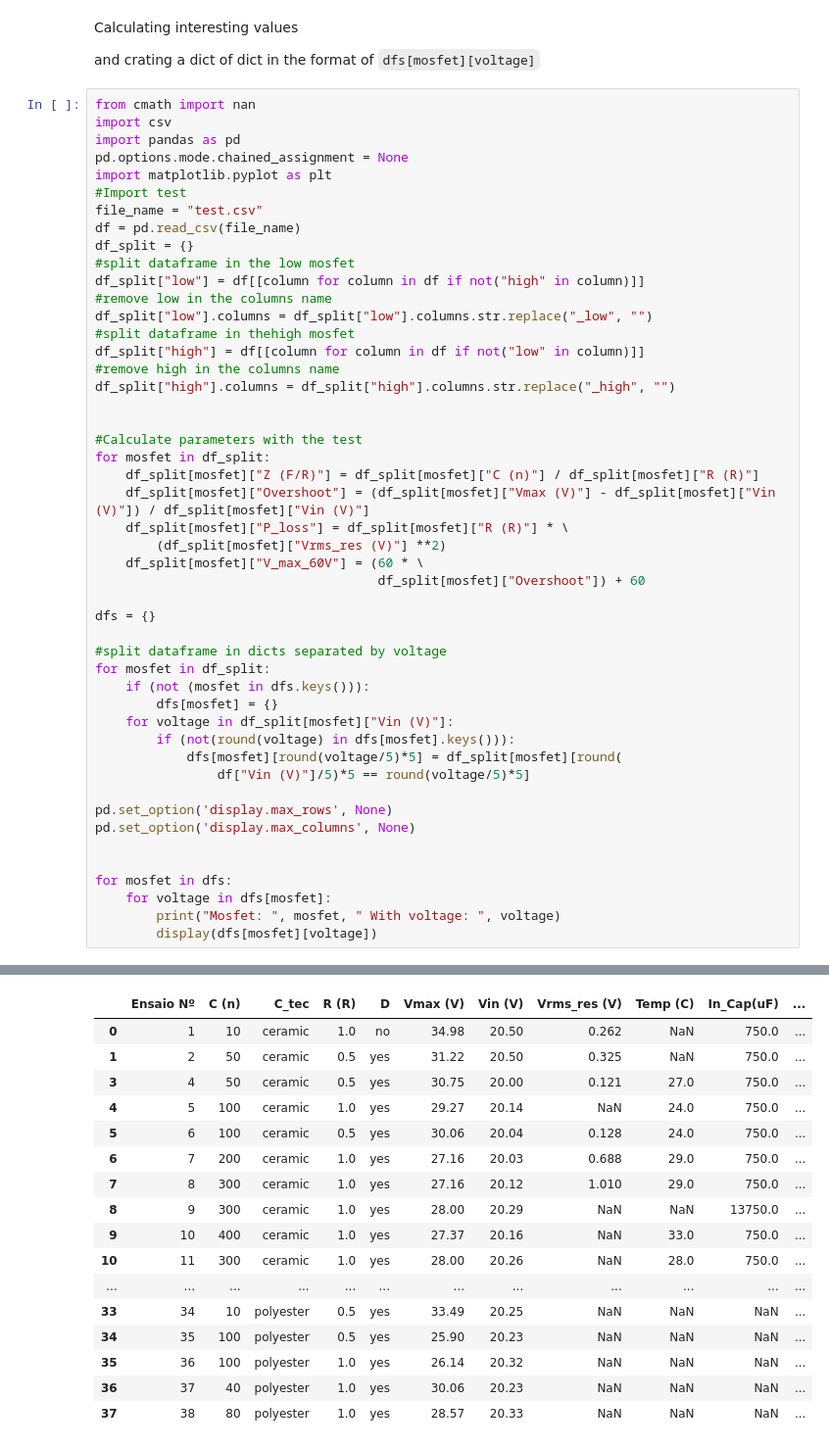
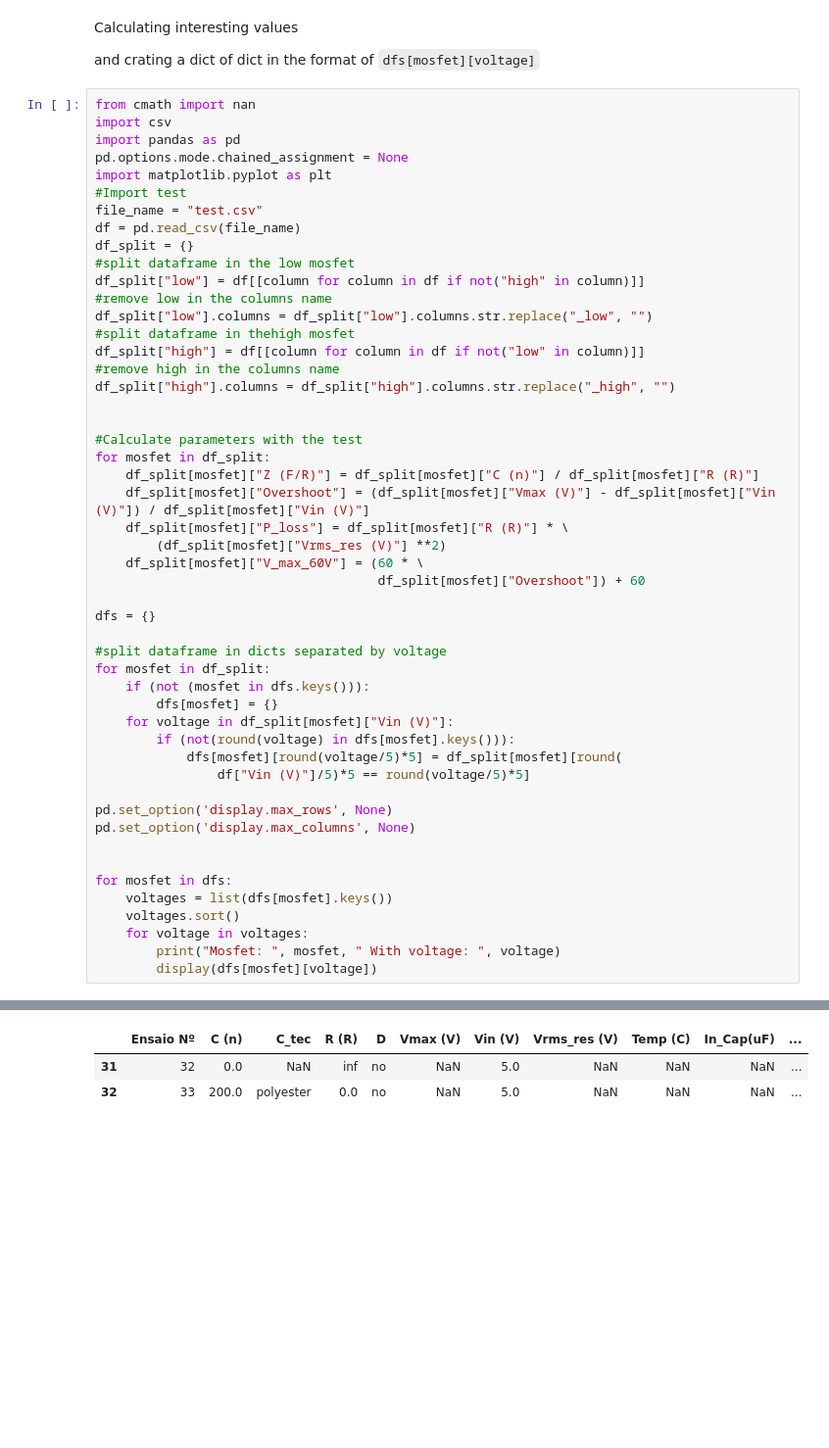
Before and after one commit to ZeniteSolar/MAM21, a Jupyter notebook: snubber/snubber.ipynb, the cells around one changed output, grey strips where cells are left out. Shown at 98% size. Cells and saved outputs as stored; diff of their text form; blank space fills up the shorter version.

```diff
--- a/snubber/snubber.ipynb
+++ b/snubber/snubber.ipynb
@@ -301,7 +301,9 @@ pd.set_option('display.max_columns', None)
 
 
 for mosfet in dfs:
-    for voltage in dfs[mosfet]:
+    voltages = list(dfs[mosfet].keys())
+    voltages.sort()
+    for voltage in voltages:
         print("Mosfet: ", mosfet, " With voltage: ", voltage)
         display(dfs[mosfet][voltage])
 # %% [output]
@@ -309,17 +311,3 @@ Mosfet:  low  With voltage:  20
 |  | Ensaio Nº | C (n) | C_tec | R (R) | D | Vmax (V) | Vin (V) | Vrms_res (V) | Temp (C) | In_Cap(uF) | ... |
-| 0 | 1 | 10 | ceramic | 1.0 | no | 34.98 | 20.50 | 0.262 | NaN | 750.0 | ... |
-| 1 | 2 | 50 | ceramic | 0.5 | yes | 31.22 | 20.50 | 0.325 | NaN | 750.0 | ... |
-| 3 | 4 | 50 | ceramic | 0.5 | yes | 30.75 | 20.00 | 0.121 | 27.0 | 750.0 | ... |
-| 4 | 5 | 100 | ceramic | 1.0 | yes | 29.27 | 20.14 | NaN | 24.0 | 750.0 | ... |
-| 5 | 6 | 100 | ceramic | 0.5 | yes | 30.06 | 20.04 | 0.128 | 24.0 | 750.0 | ... |
-| 6 | 7 | 200 | ceramic | 1.0 | yes | 27.16 | 20.03 | 0.688 | 29.0 | 750.0 | ... |
-| 7 | 8 | 300 | ceramic | 1.0 | yes | 27.16 | 20.12 | 1.010 | 29.0 | 750.0 | ... |
-| 8 | 9 | 300 | ceramic | 1.0 | yes | 28.00 | 20.29 | NaN | NaN | 13750.0 | ... |
-| 9 | 10 | 400 | ceramic | 1.0 | yes | 27.37 | 20.16 | NaN | 33.0 | 750.0 | ... |
-| 10 | 11 | 300 | ceramic | 1.0 | yes | 28.00 | 20.26 | NaN | 28.0 | 750.0 | ... |
-| ... | ... | ... | ... | ... | ... | ... | ... | ... | ... | ... | ... |
-| 33 | 34 | 10 | polyester | 0.5 | yes | 33.49 | 20.25 | NaN | NaN | NaN | ... |
-| 34 | 35 | 100 | polyester | 0.5 | yes | 25.90 | 20.23 | NaN | NaN | NaN | ... |
-| 35 | 36 | 100 | polyester | 1.0 | yes | 26.14 | 20.32 | NaN | NaN | NaN | ... |
-| 36 | 37 | 40 | polyester | 1.0 | yes | 30.06 | 20.23 | NaN | NaN | NaN | ... |
-| 37 | 38 | 80 | polyester | 1.0 | yes | 28.57 | 20.33 | NaN | NaN | NaN | ... |
+| 31 | 32 | 0.0 | NaN | inf | no | NaN | 5.0 | NaN | NaN | NaN | ... |
+| 32 | 33 | 200.0 | polyester | 0.0 | no | NaN | 5.0 | NaN | NaN | NaN | ... |
```
Also changed, not shown: parts of 2 cells of this notebook, 1 other file.
